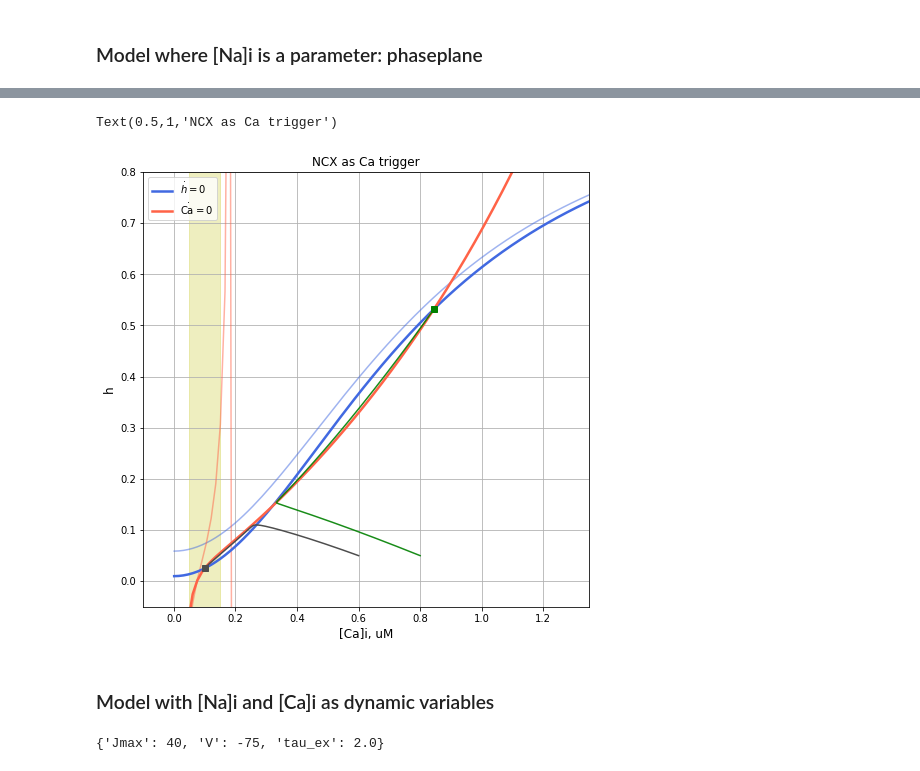
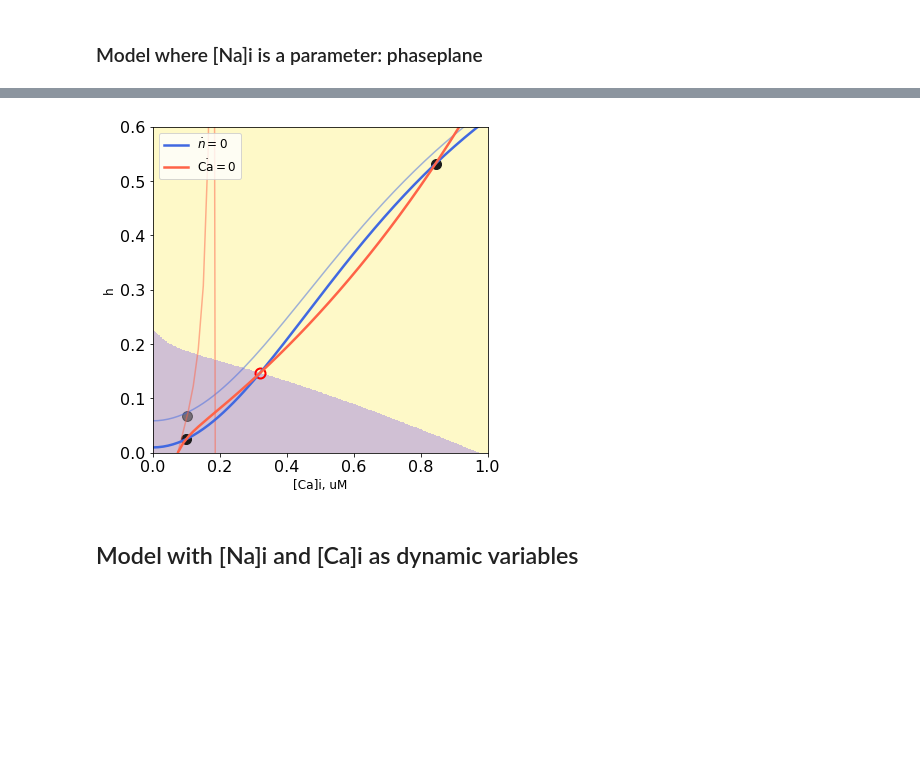
Before and after one commit to abrazhe/astro-ncx-model-demo, a Jupyter notebook: astro-ncx-model.ipynb, the cells around one changed output, grey strips where cells are left out. Saved outputs shown, nothing was run; the diff lists cells and outputs as text; code cells hidden in the pictures; blank space fills up the shorter version.

```diff
--- a/astro-ncx-model.ipynb
+++ b/astro-ncx-model.ipynb
@@ -214,3 +293,7 @@ def make_pulses(tv, npulses=5, period=5, start=100, amp=5, width=1,steep=1.,base
+# %%
+# Ion concentrations in aCSF and astrocyte cytoplasm [mM]
+csf = dict(K=3,Na=145,Ca=1.2,Cl=130)              # Verkhratsky,Nedergaard (2018)
+cyt = dict(K=130,Na=16,Ca=75*1e-3,Cl=50)          # Verkhratsky,Nedergaard (2018)
 # %% [markdown]
 ### Model where [Na]i is a parameter: phaseplane
 # %%
@@ -256,0 +392,3 @@ tv2, traj2 = adams_bashforth(clamped_na_ncx_w, [0.8,0.05], dt=0.05,tstop=310,
+# %%
+start_ca = linspace(0.0,1,5)
+start_h = linspace(0.0,0.6,5)
@@ -257,30 +408,47 @@ tv2, traj2 = adams_bashforth(clamped_na_ncx_w, [0.8,0.05], dt=0.05,tstop=310,
+# %%
+from scipy.interpolate import UnivariateSpline as usp
+def fixed_points(cna,V,Jmax=45):
+    cav = linspace(0.05,5,500)
+    #ma.masked_where(abs(V-ncx.Encx(cav,cna))<0.1,cav)
+    cav = cav[abs(V-Encx(cav,cna))>1]
+    y = ca_nullcline(cav, cna,0, Jmax=Jmax, V=V, tau_ex=2.) - hinf(cna,cav)
+    yf = usp(cav, clip(y,-100,100),s=0)
+    return yf.roots()
+# %%
+fps = fixed_points(cna2,pars['V'],pars['Jmax'])
+fps_0 = fixed_points(cna,pars['V'],pars['Jmax'])
 # %%
-figure(figsize=(8,8))
+figure(figsize=(6,6))
+
+imshow(domains>0.5, extent=(start_ca[0],start_ca[-1],start_h[0],start_h[-1]),
+       origin='lower',zorder=-2,#cmap=cm.PiYG_r,
+       aspect='auto', interpolation='nearest',alpha=0.25)
+
 plot(cav, hinf(cna,cav),color='royalblue', ls='-', label='_$\dot n=0$',alpha=0.5)
 plot(cav, ca_nullcline(cav, cna, jca_app,**pars), color='tomato', ls='-',
      alpha=0.5,label='_$\dot \mathrm{Ca}=0$')
 
 
-plot(cav, hinf(cna2,cav),color='royalblue', label='$\dot h=0$',lw=2.5)
+
+plot(cav, hinf(cna2,cav),color='royalblue', label='$\dot n=0$',lw=2.5)
 plot(cav, ca_nullcline(cav, cna2, jca_app,**pars),lw=2.5, color='tomato',label='$\dot \mathrm{Ca}=0$')
 
-plot(traj1[:,0],traj1[:,1],'-',color=(0.3,)*3,label='_traj')
-plot(traj1[-1,0],traj1[-1,1],'s',color=(0.3,)*3)
+plot(fps_0[0]-0.003,ca_nullcline(fps_0[0]-0.003,cna,jca_app,**pars),'o',color=(0.1,)*3,ms=10,zorder=-1,alpha=0.5)
+
+plot(fps[0],ca_nullcline(fps[0],cna2,jca_app,**pars),'o',color=(0.1,)*3,ms=10,zorder=-1)
+plot(fps[1],ca_nullcline(fps[1],cna2,jca_app,**pars),'ro',mfc='none',ms=10,zorder=-1,markeredgewidth=2)
+plot(fps[2],ca_nullcline(fps[2],cna2,jca_app,**pars),'o',color=(0.1,)*3,ms=10,zorder=-1)
 
 
-plot(traj2[:,0],traj2[:,1],'g-',label='_traj',alpha=0.9)
-plot(traj2[-1,0],traj2[-1,1],'gs')
-
-legend(loc=2)
+legend(loc=2,fontsize=12)
 
 xlabel('[Ca]i, uM',fontsize=12); ylabel('h',fontsize=12)
-axvspan(50e-3, 150e-3, alpha=0.25,color='y',zorder=-10)
-ylim(-0.05, 0.8)
-xlim(-0.1,1.35)
-title('NCX as Ca trigger')
+
+ylim(0, 0.6)
+xlim(0,1.0)
+grid(False)
 # %% [output]
-Text(0.5,1,'NCX as Ca trigger')
-[figure, old version]
+[figure, new version]
 # %% [markdown]
-### Model with [Na]i and [Ca]i as dynamic variables
+## Model with [Na]i and [Ca]i as dynamic variables
 # %%
@@ -299,7 +467,3 @@ def ncx_model(state,t,jna=lambda t:0, jca=lambda t:0, tau_ex=10.,r=1.,Jmax=0.5,V
 # %%
 Na_pulse = make_pulses(arange(0,10000,0.2), 1, period=1200, start=100,amp=3.5,width=700,steep=5.,base=0.)
 Ca_pulse = make_pulses(arange(0,10000,0.2), 2, period=800, start=350,amp=1.0,width=1.0,steep=5.,base=0.)
-# %%
-pars
-# %% [output]
-{'Jmax': 40, 'V': -75, 'tau_ex': 2.0}
```
Also changed, not shown: parts of 60 cells of this notebook.
